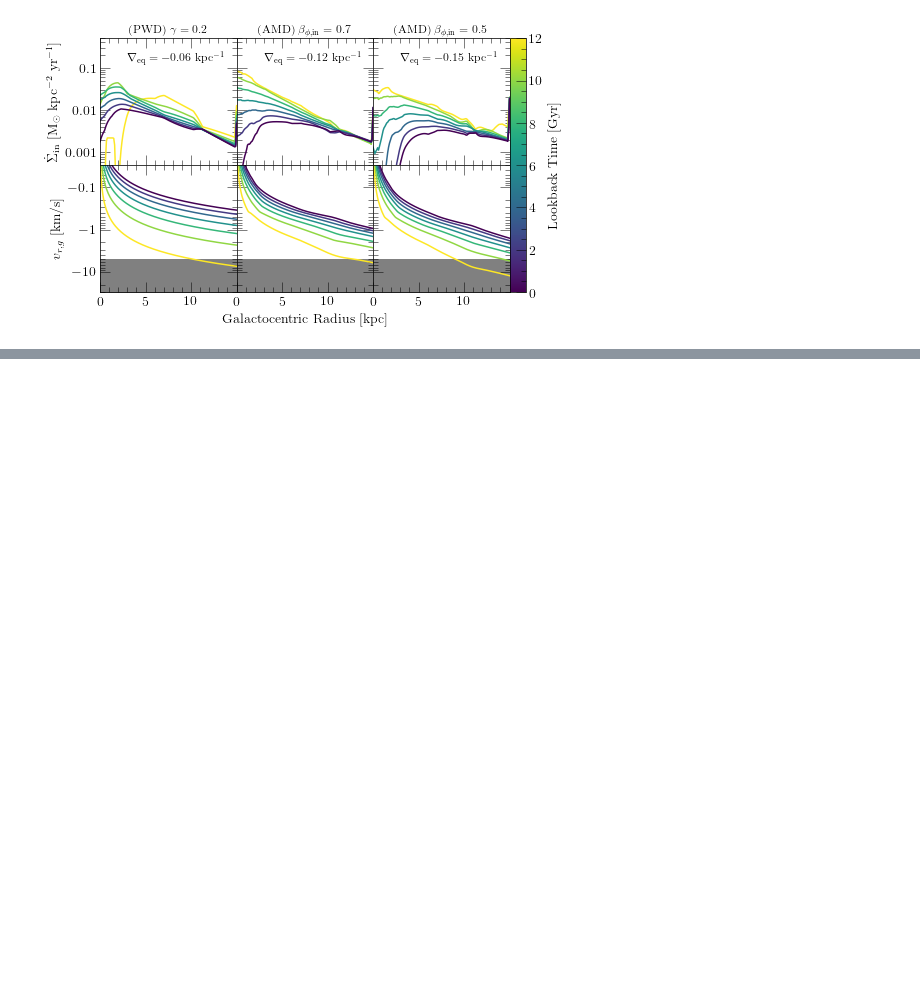
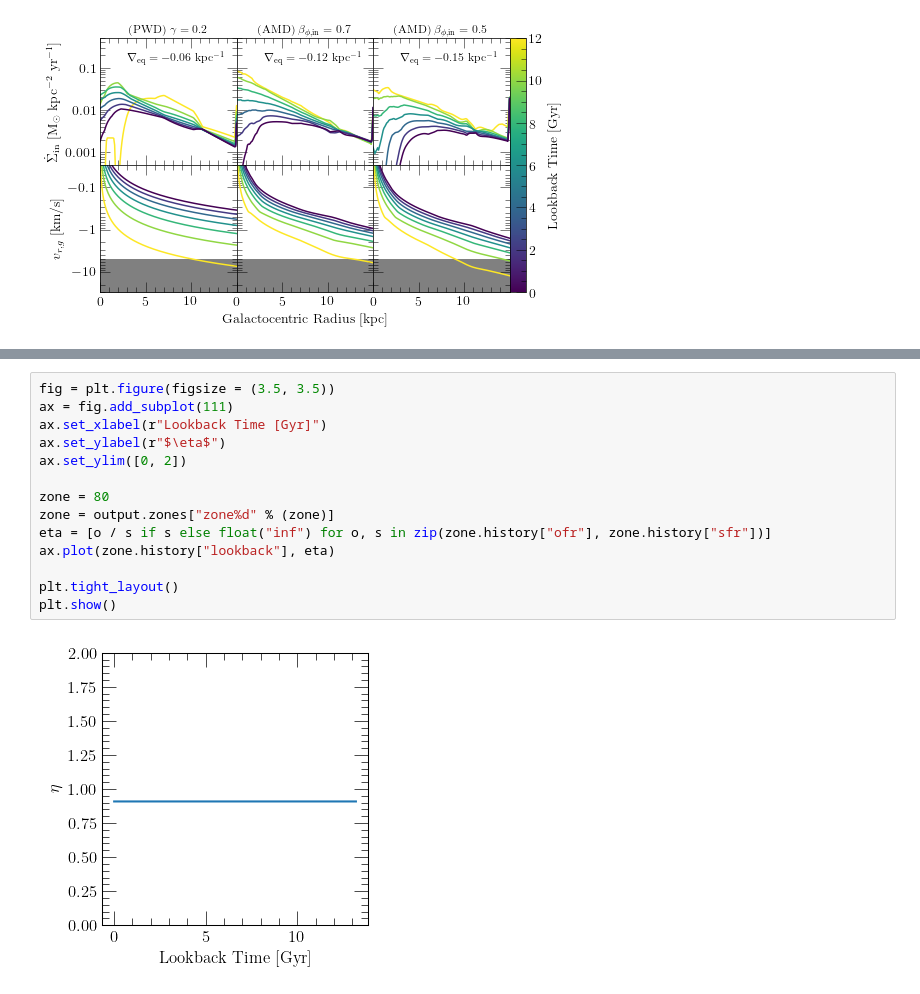
Before and after one commit to giganano/radial-flows, a Jupyter notebook: notebooks/evol.ipynb, the cells around one changed output, grey strips where cells are left out. Cells and saved outputs as stored; diff of their text form; blank space fills up the shorter version.

```diff
--- a/notebooks/evol.ipynb
+++ b/notebooks/evol.ipynb
@@ -284,3 +287,19 @@ plt.show()
+# %%
+fig = plt.figure(figsize = (3.5, 3.5))
+ax = fig.add_subplot(111)
+ax.set_xlabel(r"Lookback Time [Gyr]")
+ax.set_ylabel(r"$\eta$")
+ax.set_ylim([0, 2])
+
+zone = 80
+zone = output.zones["zone%d" % (zone)]
+eta = [o / s if s else float("inf") for o, s in zip(zone.history["ofr"], zone.history["sfr"])]
+ax.plot(zone.history["lookback"], eta)
+
+plt.tight_layout()
+plt.show()
+# %% [output]
+[figure, added]
 # %%
 # outputs = [
 #     "../outputs/constant/vgas-0",
```
Also changed, not shown: parts of 5 cells of this notebook, 17 other files.
